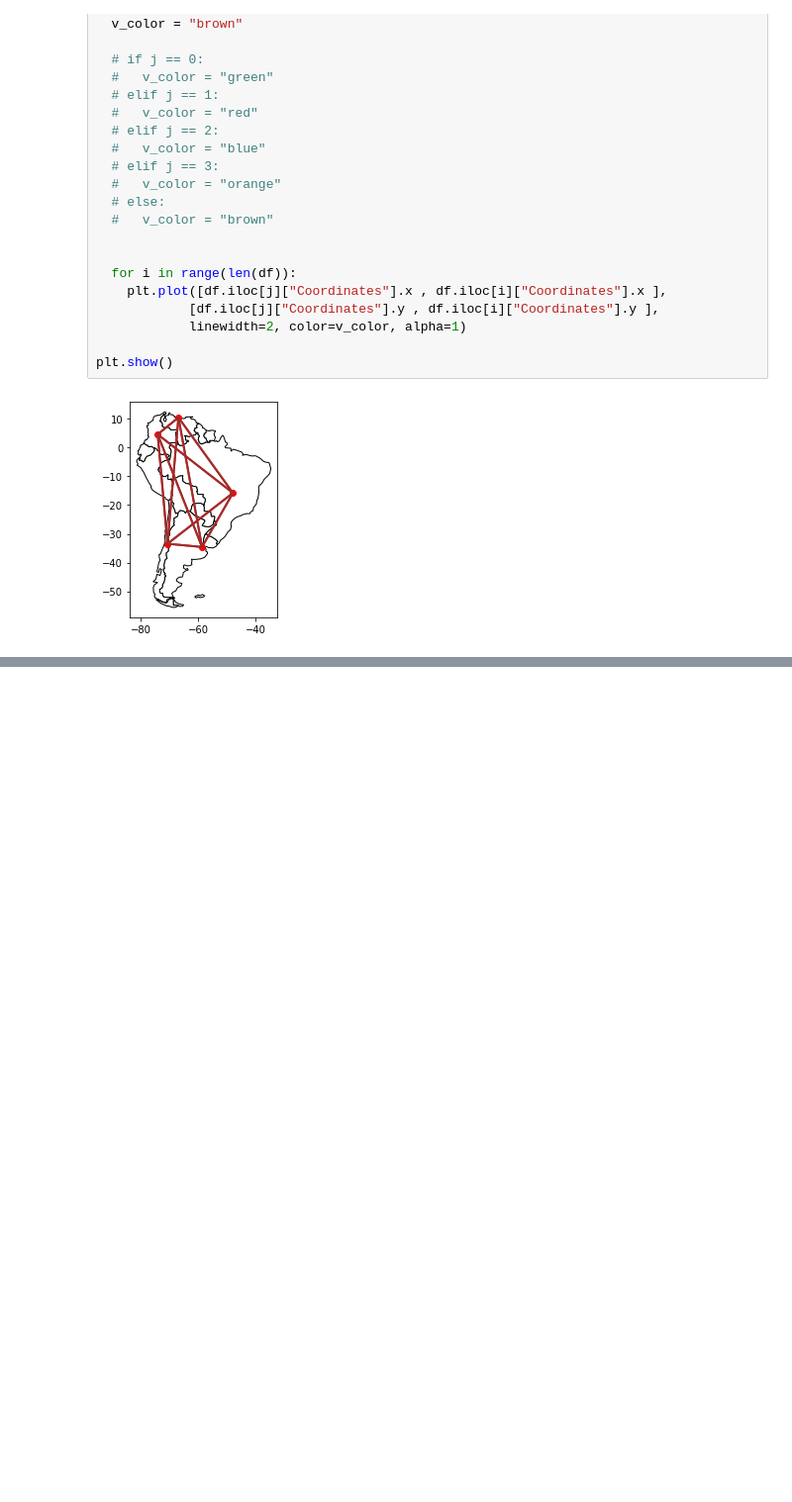
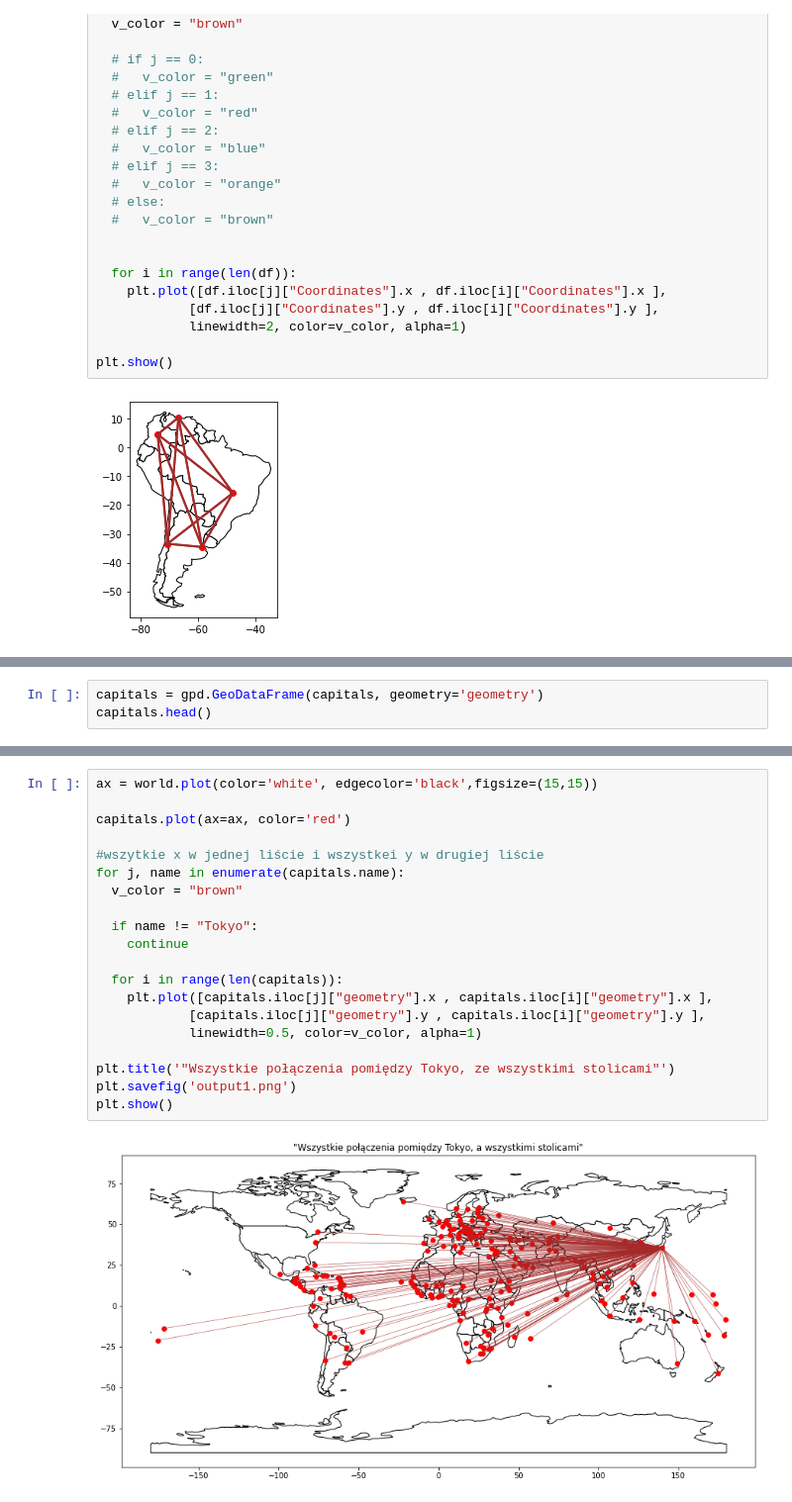
Before and after one commit to ciepielajan/Graph-, a Jupyter notebook: Graph_Geopandas_plot_Connection_Map_Chart_between_cities_NAUKA.ipynb, the cells around one changed output, grey strips where cells are left out. Shown at 99% size. Cells and saved outputs as stored; diff of their text form; blank space fills up the shorter version.

```diff
--- a/Graph_Geopandas_plot_Connection_Map_Chart_between_cities_NAUKA.ipynb
+++ b/Graph_Geopandas_plot_Connection_Map_Chart_between_cities_NAUKA.ipynb
@@ -131,0 +161,3 @@ plt.show()
+# %%
+capitals = gpd.GeoDataFrame(capitals, geometry='geometry')
+capitals.head()
@@ -131,0 +171,22 @@ plt.show()
+# %%
+ax = world.plot(color='white', edgecolor='black',figsize=(15,15))
+
+capitals.plot(ax=ax, color='red')
+
+#wszytkie x w jednej liście i wszystkei y w drugiej liście
+for j, name in enumerate(capitals.name):
+  v_color = "brown"
+
+  if name != "Tokyo":
+    continue
+
+  for i in range(len(capitals)):
+    plt.plot([capitals.iloc[j]["geometry"].x , capitals.iloc[i]["geometry"].x ],
+            [capitals.iloc[j]["geometry"].y , capitals.iloc[i]["geometry"].y ],
+            linewidth=0.5, color=v_color, alpha=1)
+
+plt.title('"Wszystkie połączenia pomiędzy Tokyo, ze wszystkimi stolicami"')
+plt.savefig('output1.png')
+plt.show()
+# %% [output]
+[figure, added]
```
Also changed, not shown: parts of 11 cells of this notebook.
